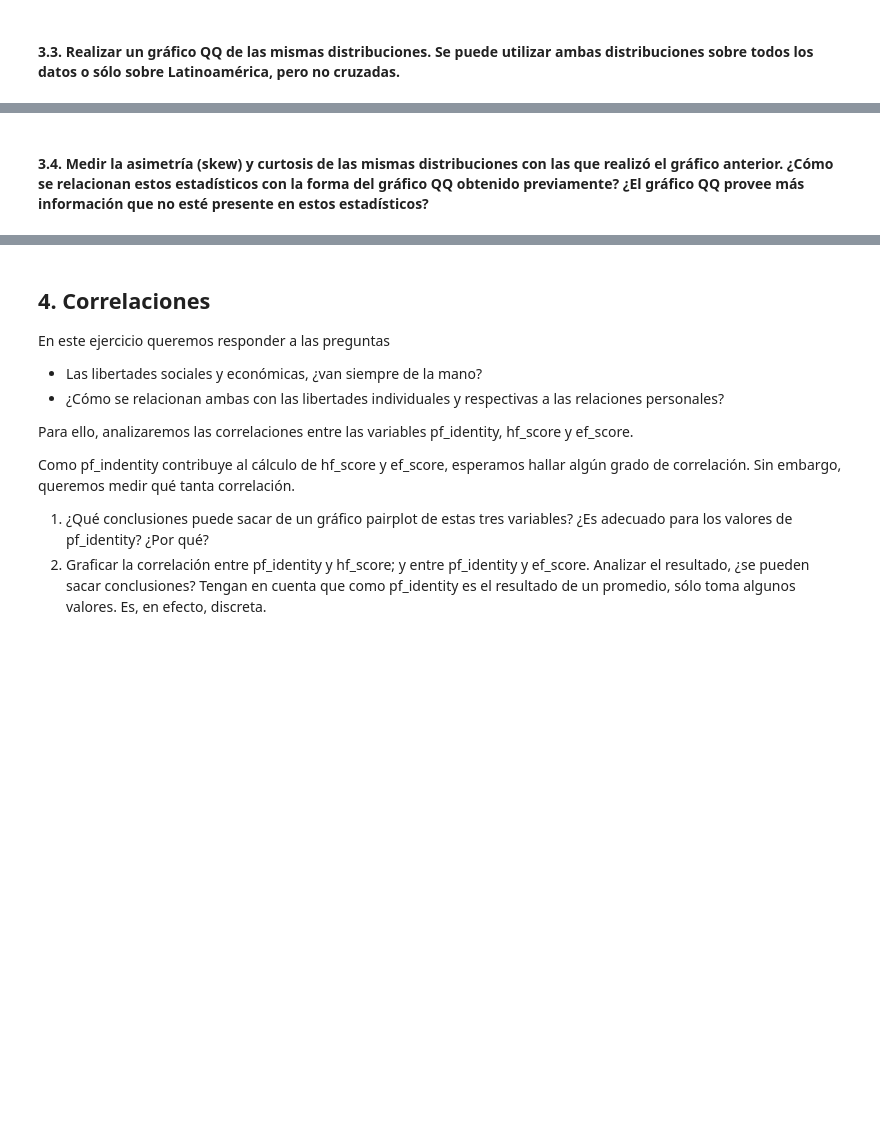
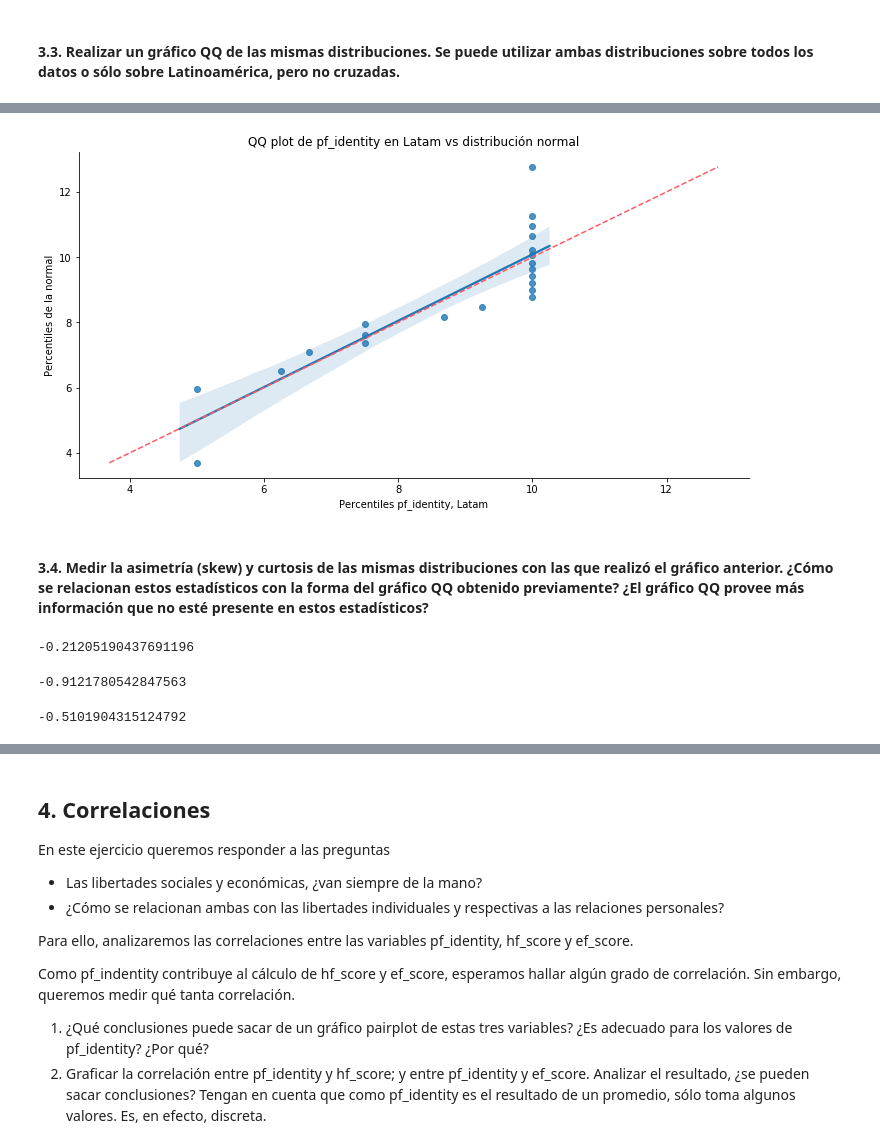
Before and after one commit to NSalina/diplodatos_2019, a Jupyter notebook: 02_practico_I.ipynb, the cells around one changed output, grey strips where cells are left out. Saved outputs shown, nothing was run; the diff lists cells and outputs as text; code cells hidden in the pictures; blank space fills up the shorter version.

```diff
--- a/02_practico_I.ipynb
+++ b/02_practico_I.ipynb
@@ -471,2 +501,19 @@ seaborn.despine()
+# %%
+loc, scale = stats.norm.fit(latam['pf_identity'].dropna())
+norm_dist = stats.norm(loc, scale)
+percs = numpy.linspace(0,100,21)  # Creamos 20 puntos percentiles igualmente distribuidos entre 0 y 100.
+qn_sample = numpy.percentile(latam['pf_identity'].dropna(), percs)
+qn_norm_dist = numpy.percentile(norm_dist.rvs(len(latam['pf_identity'].dropna())), percs)
+plt.figure(figsize=(12,6))
+seaborn.regplot(x=qn_sample, y=qn_norm_dist)
+plt.xlabel('Percentiles pf_identity, Latam')
+plt.ylabel('Percentiles de la normal')
+plt.title('QQ plot de pf_identity en Latam vs distribución normal')
+x = numpy.linspace(numpy.min((qn_sample.min(), qn_norm_dist.min())), numpy.max((qn_sample.max(),qn_norm_dist.max())))
+plt.plot(x,x, color=RED, ls="--")
+
+seaborn.despine()
+# %% [output]
+[figure, added]
 # %% [markdown]
 #### 3.4. Medir la asimetría (skew) y curtosis de las mismas distribuciones con las que realizó el gráfico anterior. ¿Cómo se relacionan estos estadísticos con la forma del gráfico QQ obtenido previamente? ¿El gráfico QQ provee más información que no esté presente en estos estadísticos?
@@ -474,0 +520,12 @@ seaborn.despine()
+# %%
+stats.skew(dataset['hf_score'].dropna())
+# %% [output]
+-0.21205190437691196
+# %%
+stats.skew(dataset['pf_identity'].dropna())
+# %% [output]
+-0.9121780542847563
+# %%
+stats.kurtosis(dataset['hf_score'].dropna())
+# %% [output]
+-0.5101904315124792
```
Also changed, not shown: parts of 16 cells of this notebook, 1 other file.
